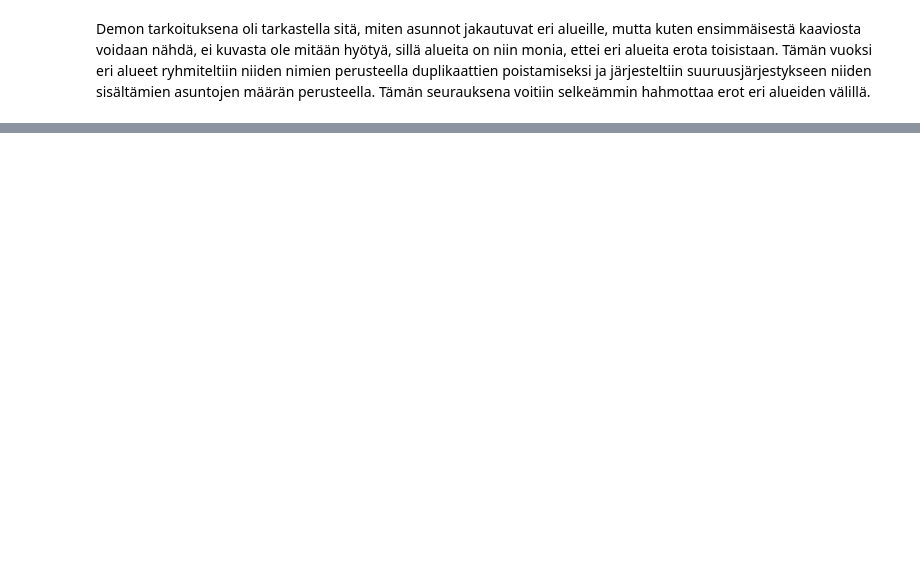
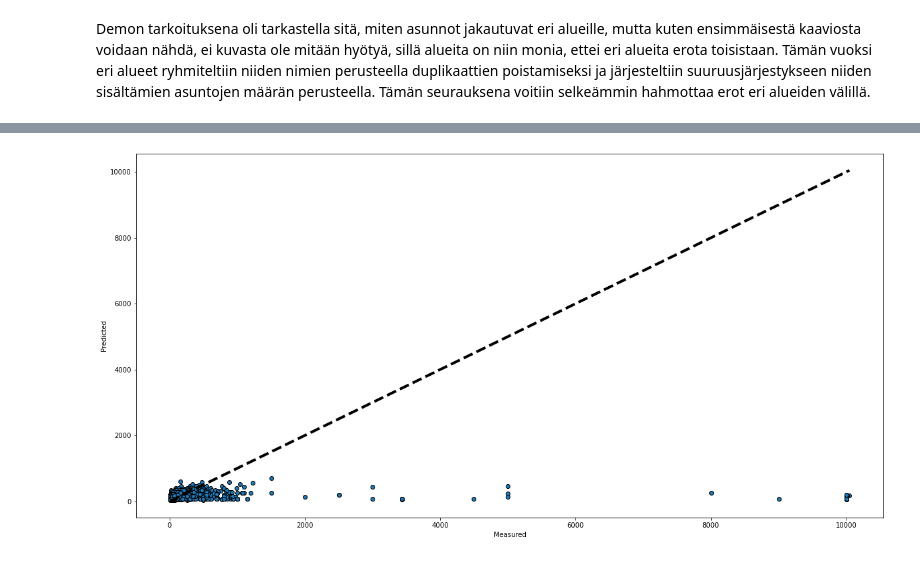
Before and after one commit to MattilaLaura/Johdanto_datatieteeseen, a Jupyter notebook: Joda.ipynb, the cells around one changed output, grey strips where cells are left out. Cells and saved outputs as stored; diff of their text form; code cells hidden in the pictures; blank space fills up the shorter version.

```diff
--- a/Joda.ipynb
+++ b/Joda.ipynb
@@ -268,0 +365,6 @@ Kehitysehdotuksena tämän viikon luennolla olisi voinut antaa vieläkin konkree
+# %%
+from sklearn import linear_model
+from sklearn.model_selection import cross_val_predict
+
+df_lin = df_new[['bedrooms', 'review_scores_rating','price']]
+df_lin.head()
@@ -268,0 +379,16 @@ Kehitysehdotuksena tämän viikon luennolla olisi voinut antaa vieläkin konkree
+# %%
+# Tehdään lineaarinen regressio, jossa ennustetaan asunnon hintaa sen arvioiden ja makuuhuoneiden määrän avulla
+lr = linear_model.LinearRegression()
+y = df_lin.price
+X = df_lin.drop(columns='price')
+
+predict = cross_val_predict(lr, X, y, cv=10)
+
+fig, ax = plt.subplots(figsize=(20, 10))
+ax.scatter(y, predict, edgecolors=(0, 0, 0))
+ax.plot([y.min(), y.max()], [y.min(), y.max()], 'k--', lw=4)
+ax.set_xlabel('Measured')
+ax.set_ylabel('Predicted')
+plt.show()
+# %% [output]
+[figure, added]
```
Also changed, not shown: parts of 37 cells of this notebook.
